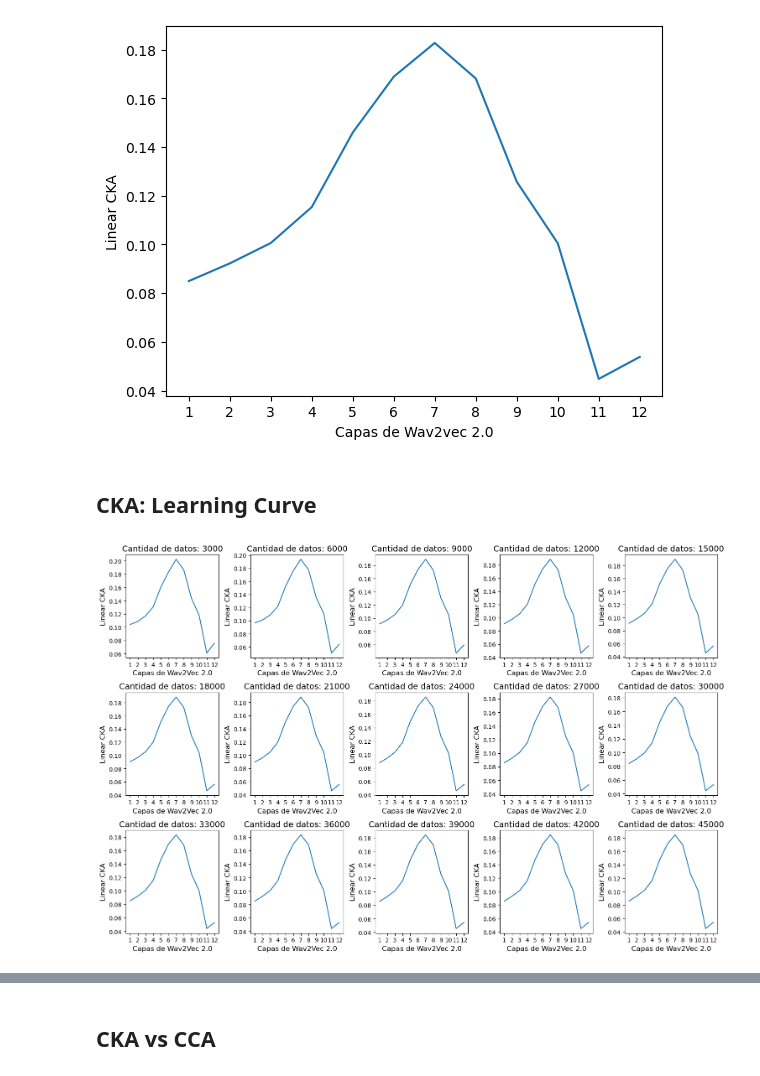
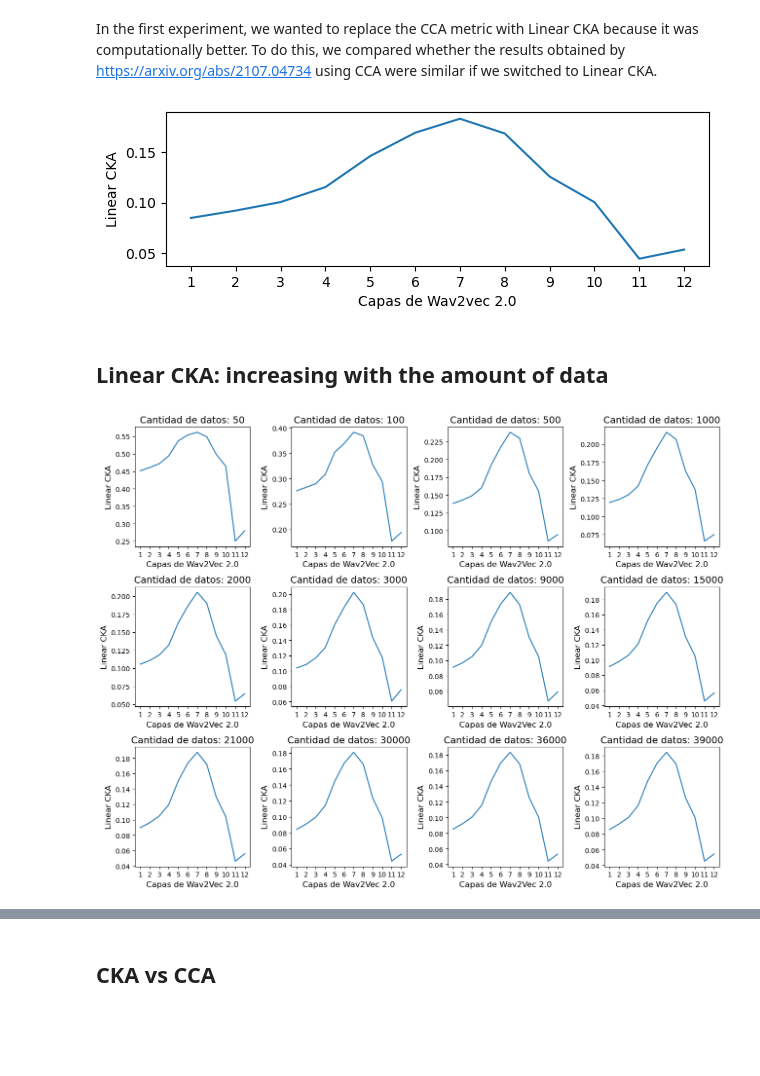
Before and after one commit to ceciliabolanos/layer-analysis, a Jupyter notebook: results/experiment1.1_CCA_CKA/results.ipynb, the cells around one changed output, grey strips where cells are left out. Drawn from its saved outputs; the diff is of its cells as text; code cells hidden in the pictures; blank space fills up the shorter version.

Commit message:
results 1.1

```diff
--- a/results/experiment1.1_CCA_CKA/results.ipynb
+++ b/results/experiment1.1_CCA_CKA/results.ipynb
@@ -3,3 +3,5 @@
+# %% [markdown]
+In the first experiment, we wanted to replace the CCA metric with Linear CKA because it was computationally better. To do this, we compared whether the results obtained by https://arxiv.org/abs/2107.04734 using CCA were similar if we switched to Linear CKA.
 # %%
 from tqdm import tqdm
 import os
@@ -19,11 +21,11 @@ def linear_CKA(X, Y):
 
     return hsic / (var1 * var2)
 # %%
-# Commented because we already have the results
-
-with open(os.path.join('../../../experiments/layers/embeddings_layer0_glove.json'), 'r') as f:
+with open('/home/cbolanos/experiments/layers/embeddings_layer0_glove.json', 'r') as f:
     glove_list = json.load(f)
 glove_matrix = np.array(glove_list)
+
+# Commented because we already have the results
 
 # wav_vs_glove = []
 # for i in range(12):
@@ -44,16 +46,17 @@ with file_path.open('r', encoding='utf-8') as file:
     wav_vs_glove = json.load(file)
 # %%
 x = range(1,13)
+plt.figure(figsize=(7, 2))
 plt.plot(x, wav_vs_glove, label='wav_vs_glove')
 
 plt.xlabel('Capas de Wav2vec 2.0')
 plt.ylabel('Linear CKA')
 plt.xticks(range(1,13))
 plt.show()
 # %% [output]
-[figure, old version]
+[figure, new version]
-# %% [markdown]
-## CKA: Learning Curve
+# %% [markdown]
+## Linear CKA: increasing with the amount of data
 # %%
 x_list = []
 for i in range(12):
@@ -71,21 +74,20 @@ for i in tqdm(range(3000, 46000, 3000)):
 # %%
-fig, axes = plt.subplots(nrows=3, ncols=5, figsize=(15, 10))  # Adjust figsize to fit your screen and needs
+fig, axes = plt.subplots(nrows=3, ncols=4, figsize=(13, 10))
 
-# Flatten the axes array for easier iteration
 axes = axes.flatten()
 
-for i in range(15):
+for i in range(12):
     x = range(1, 13)  # Layers 1 to 11
     axes[i].plot(x, matrix[i], label='wav_vs_glove')
-    axes[i].set_xlabel('Capas de Wav2Vec 2.0', fontsize=12)  # Increase fontsize for x-label
-    axes[i].set_ylabel('Linear CKA', fontsize=12)  # Increase fontsize for y-label
-    axes[i].set_title(f'Cantidad de datos: {(i+1)*3000}', fontsize=14)  # Increase fontsize for title
-    axes[i].set_xticks(range(1, 13))  # Ticks en X de 1 a 12
-    axes[i].tick_params(axis='both', which='major', labelsize=10)  # Increase tick label size
+    axes[i].set_xlabel('Capas de Wav2Vec 2.0', fontsize=12)
+    axes[i].set_ylabel('Linear CKA', fontsize=12)
+    axes[i].set_title(f'Cantidad de datos: {vector[i]}', fontsize=14)
+    axes[i].set_xticks(range(1, 13))
+    axes[i].tick_params(axis='both', which='major', labelsize=10)
 
 plt.tight_layout()
 plt.show()
 # %% [output]
-[figure, old version]
+[figure, new version]
 # %%
 pearson_corr = []
```
Also changed, not shown: parts of 7 cells of this notebook.
